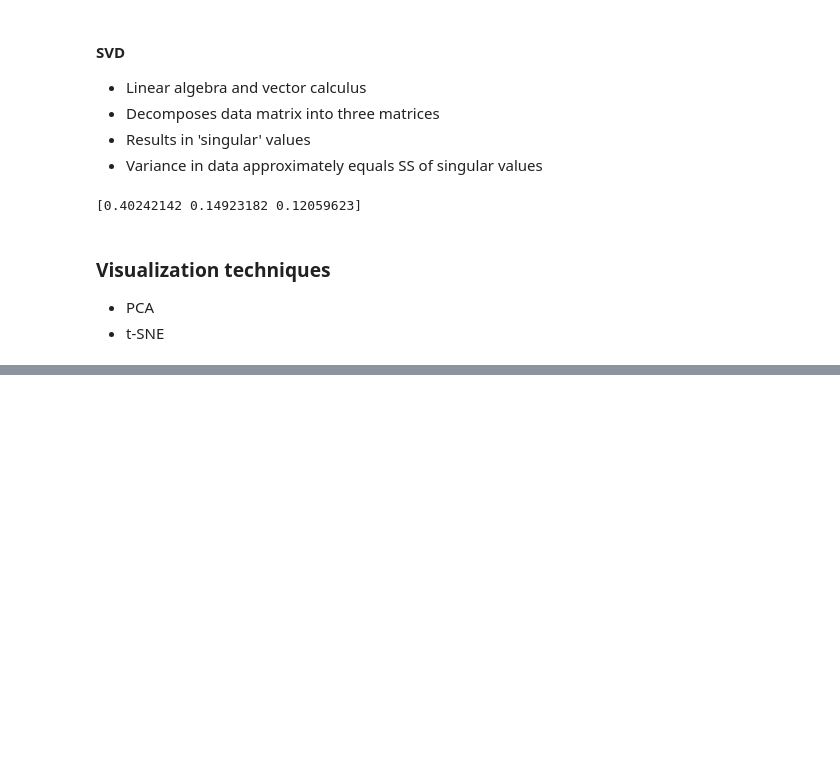
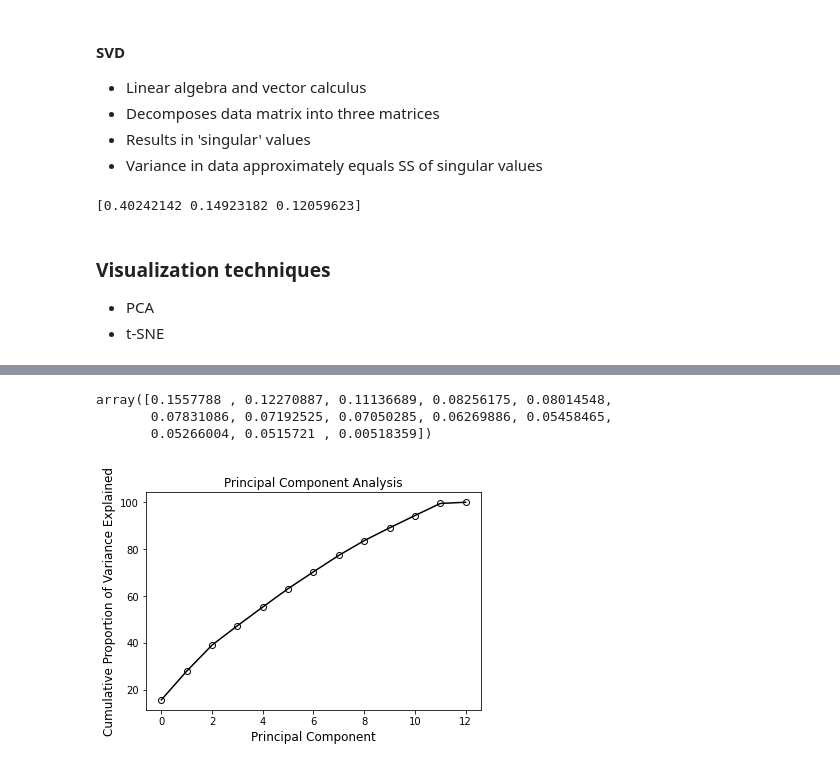
Before and after one commit to randy-tsukemen/Data_science_roadmap, a Jupyter notebook: Practicing_Machine_Learning.ipynb, the cells around one changed output, grey strips where cells are left out. Cells and saved outputs as stored; diff of their text form; code cells hidden in the pictures; blank space fills up the shorter version.

```diff
--- a/Practicing_Machine_Learning.ipynb
+++ b/Practicing_Machine_Learning.ipynb
@@ -545,0 +617,22 @@ print(svd.explained_variance_ratio_)
+# %%
+# Instantiate, fit and transform
+pca2 = PCA()
+principalComponents2 = pca2.fit_transform(X)
+
+# Assign variance explained
+var = pca2.explained_variance_ratio_
+var
+# %% [output]
+array([0.1557788 , 0.12270887, 0.11136689, 0.08256175, 0.08014548,
+       0.07831086, 0.07192525, 0.07050285, 0.06269886, 0.05458465,
+       0.05266004, 0.0515721 , 0.00518359])
+# %%
+# Plot cumulative variance
+cumulative_var = np.cumsum(var)*100
+plt.plot(cumulative_var,'k-o',markerfacecolor='None',markeredgecolor='k')
+plt.title('Principal Component Analysis',fontsize=12)
+plt.xlabel("Principal Component",fontsize=12)
+plt.ylabel("Cumulative Proportion of Variance Explained",fontsize=12)
+plt.show()
+# %% [output]
+[figure, added]
```
Also changed, not shown: parts of 15 cells of this notebook.
